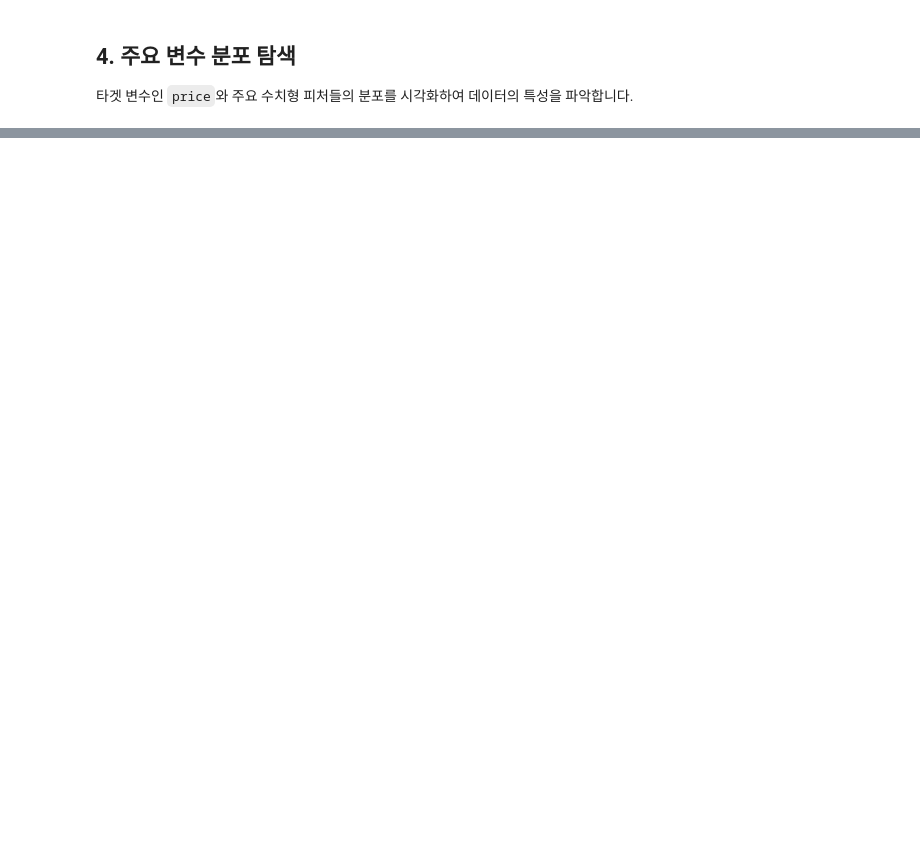
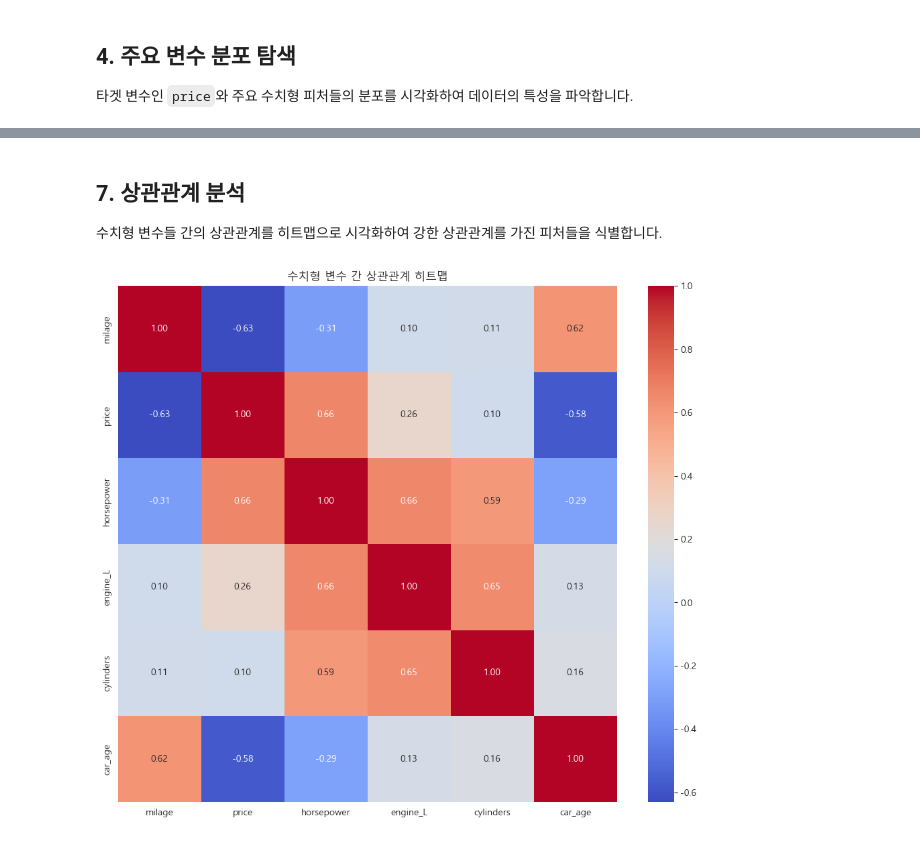
Before and after one commit to jchun0829/ML_1, a Jupyter notebook: notebooks/v1_eda.ipynb, the cells around one changed output, grey strips where cells are left out. Saved outputs shown, nothing was run; the diff lists cells and outputs as text; code cells hidden in the pictures; blank space fills up the shorter version.

```diff
--- a/notebooks/v1_eda.ipynb
+++ b/notebooks/v1_eda.ipynb
@@ -105,0 +243,11 @@ plt.show()
+# %% [markdown]
+## 7. 상관관계 분석
+수치형 변수들 간의 상관관계를 히트맵으로 시각화하여 강한 상관관계를 가진 피처들을 식별합니다.
+# %%
+numeric_cols = df.select_dtypes(include=np.number).columns.tolist()
+plt.figure(figsize=(12, 10))
+sns.heatmap(df[numeric_cols].corr(), annot=True, cmap='coolwarm', fmt='.2f')
+plt.title('수치형 변수 간 상관관계 히트맵')
+plt.show()
+# %% [output]
+[figure, added]
```
Also changed, not shown: parts of 11 cells of this notebook, 5 other files.
